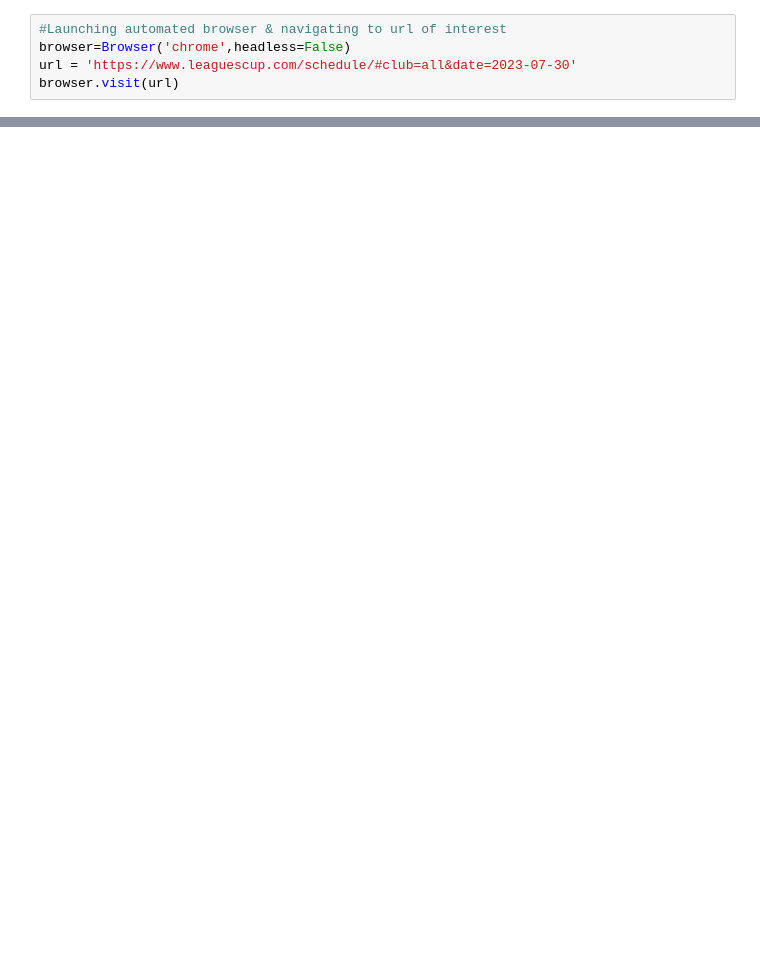
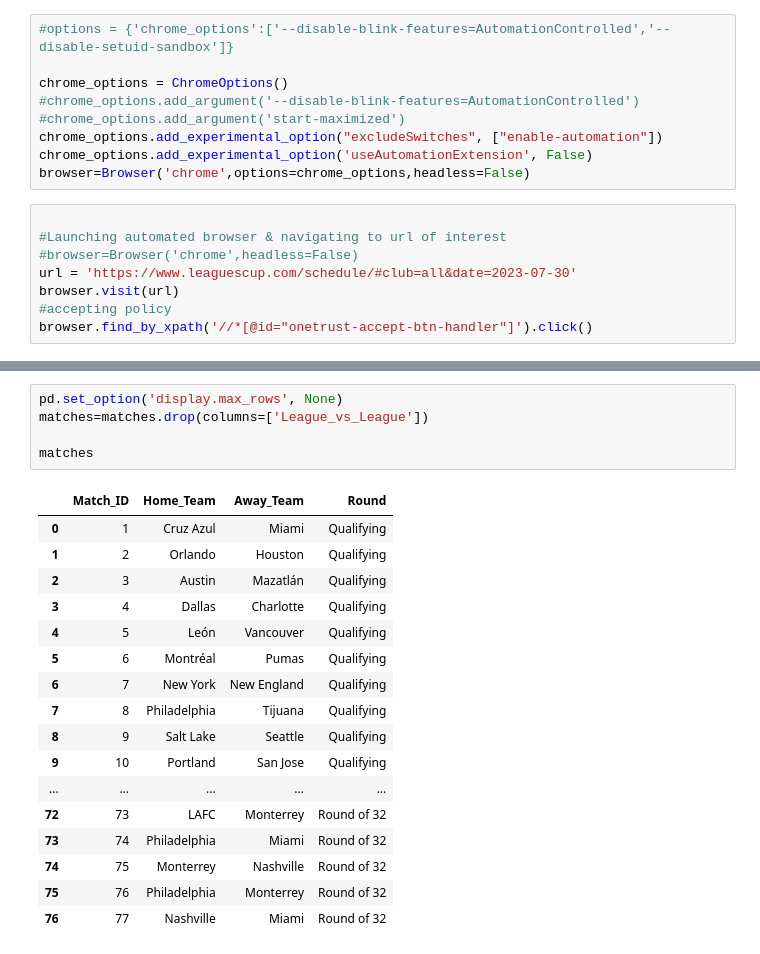
Before and after one commit to jbustamante19/LeaguesCup, a Jupyter notebook: LeaguesCup.ipynb, the cells around one changed output, grey strips where cells are left out. Saved outputs shown, nothing was run; the diff lists cells and outputs as text; blank space fills up the shorter version.

```diff
--- a/LeaguesCup.ipynb
+++ b/LeaguesCup.ipynb
@@ -8,5 +10,17 @@ from bs4 import BeautifulSoup
+# %%
+#options = {'chrome_options':['--disable-blink-features=AutomationControlled','--disable-setuid-sandbox']}
+
+chrome_options = ChromeOptions()
+#chrome_options.add_argument('--disable-blink-features=AutomationControlled')
+#chrome_options.add_argument('start-maximized')
+chrome_options.add_experimental_option("excludeSwitches", ["enable-automation"])
+chrome_options.add_experimental_option('useAutomationExtension', False)
+browser=Browser('chrome',options=chrome_options,headless=False)
 # %%
+
 #Launching automated browser & navigating to url of interest
-browser=Browser('chrome',headless=False)
+#browser=Browser('chrome',headless=False)
 url = 'https://www.leaguescup.com/schedule/#club=all&date=2023-07-30'
 browser.visit(url)
+#accepting policy
+browser.find_by_xpath('//*[@id="onetrust-accept-btn-handler"]').click()
@@ -191,0 +446,23 @@ matchDetailsDF.to_csv('MatchDetails.csv',index=False)
+# %%
+pd.set_option('display.max_rows', None)
+matches=matches.drop(columns=['League_vs_League'])
+
+matches
+# %% [output]
+|  | Match_ID | Home_Team | Away_Team | Round |
+| 0 | 1 | Cruz Azul | Miami | Qualifying |
+| 1 | 2 | Orlando | Houston | Qualifying |
+| 2 | 3 | Austin | Mazatlán | Qualifying |
+| 3 | 4 | Dallas | Charlotte | Qualifying |
+| 4 | 5 | León | Vancouver | Qualifying |
+| 5 | 6 | Montréal | Pumas | Qualifying |
+| 6 | 7 | New York | New England | Qualifying |
+| 7 | 8 | Philadelphia | Tijuana | Qualifying |
+| 8 | 9 | Salt Lake | Seattle | Qualifying |
+| 9 | 10 | Portland | San Jose | Qualifying |
+| ... | ... | ... | ... | ... |
+| 72 | 73 | LAFC | Monterrey | Round of 32 |
+| 73 | 74 | Philadelphia | Miami | Round of 32 |
+| 74 | 75 | Monterrey | Nashville | Round of 32 |
+| 75 | 76 | Philadelphia | Monterrey | Round of 32 |
+| 76 | 77 | Nashville | Miami | Round of 32 |
```
Also changed, not shown: parts of 18 cells of this notebook, 5 other files.
